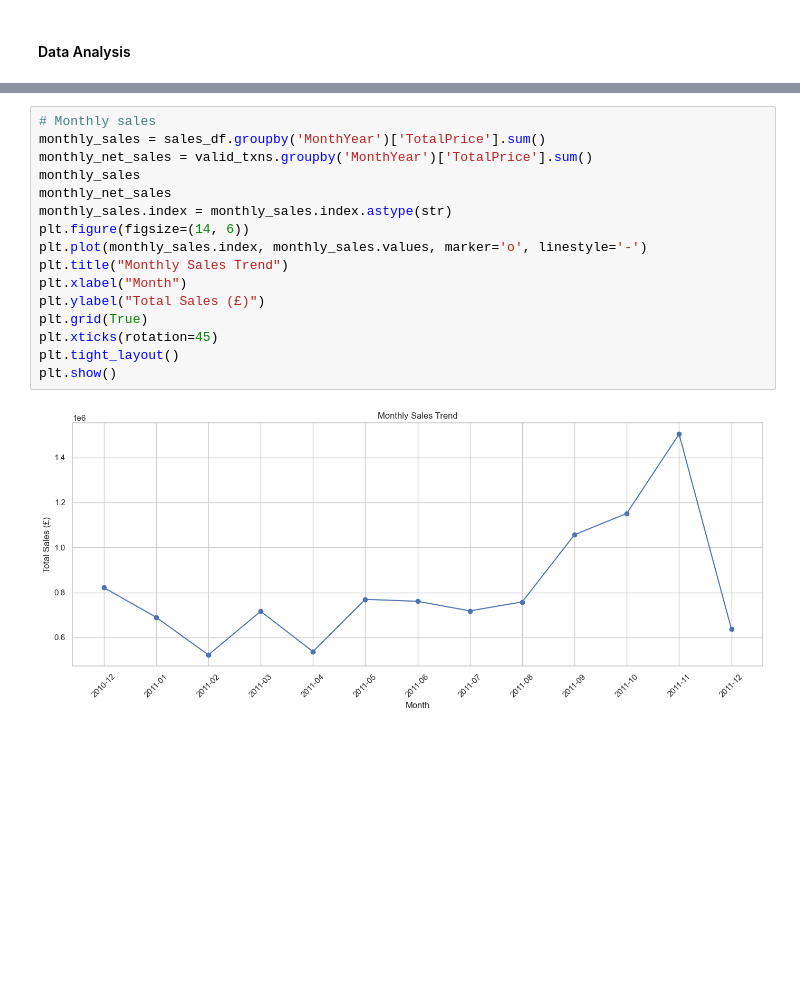
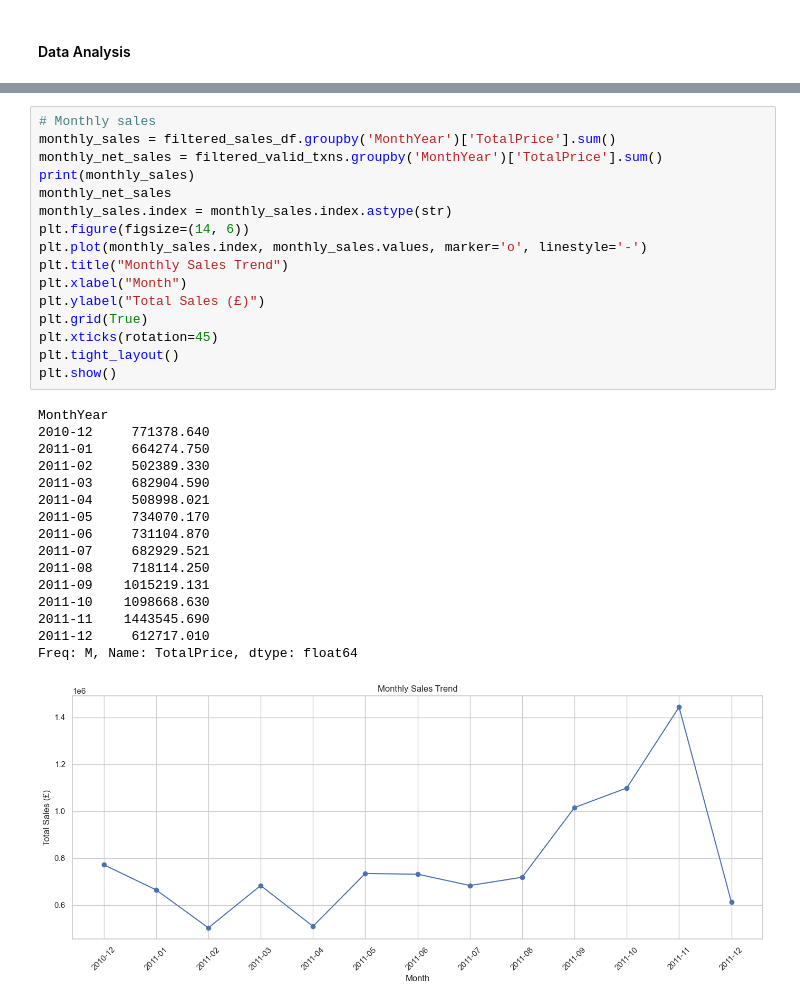
Before and after one commit to DorotasHub/online-retail-analysis, a Jupyter notebook: notebooks/data_analysis_nb.ipynb, the cells around one changed output, grey strips where cells are left out. Cells and saved outputs as stored; diff of their text form; blank space fills up the shorter version.

```diff
--- a/notebooks/data_analysis_nb.ipynb
+++ b/notebooks/data_analysis_nb.ipynb
@@ -337,21 +427,36 @@ plt.show()
 # %%
 # Monthly sales
-monthly_sales = sales_df.groupby('MonthYear')['TotalPrice'].sum()
-monthly_net_sales = valid_txns.groupby('MonthYear')['TotalPrice'].sum()
-monthly_sales
+monthly_sales = filtered_sales_df.groupby('MonthYear')['TotalPrice'].sum()
+monthly_net_sales = filtered_valid_txns.groupby('MonthYear')['TotalPrice'].sum()
+print(monthly_sales)
 monthly_net_sales
 monthly_sales.index = monthly_sales.index.astype(str)
 plt.figure(figsize=(14, 6))
 plt.plot(monthly_sales.index, monthly_sales.values, marker='o', linestyle='-')
 plt.title("Monthly Sales Trend")
 plt.xlabel("Month")
 plt.ylabel("Total Sales (£)")
 plt.grid(True)
 plt.xticks(rotation=45)
 plt.tight_layout()
 plt.show()
 # %% [output]
+MonthYear
+2010-12     771378.640
+2011-01     664274.750
+2011-02     502389.330
+2011-03     682904.590
+2011-04     508998.021
+2011-05     734070.170
+2011-06     731104.870
+2011-07     682929.521
+2011-08     718114.250
+2011-09    1015219.131
+2011-10    1098668.630
+2011-11    1443545.690
+2011-12     612717.010
+Freq: M, Name: TotalPrice, dtype: float64
-[figure, old version]
+[figure, new version]
 # %%
 quarterly_sales = valid_txns.groupby('YearQuarter')['TotalPrice'].sum().sort_index()
 quarterly_sales.index = quarterly_sales.index.astype(str)  # Convert Periods to strings for x-axis
```
Also changed, not shown: parts of 23 cells of this notebook.
